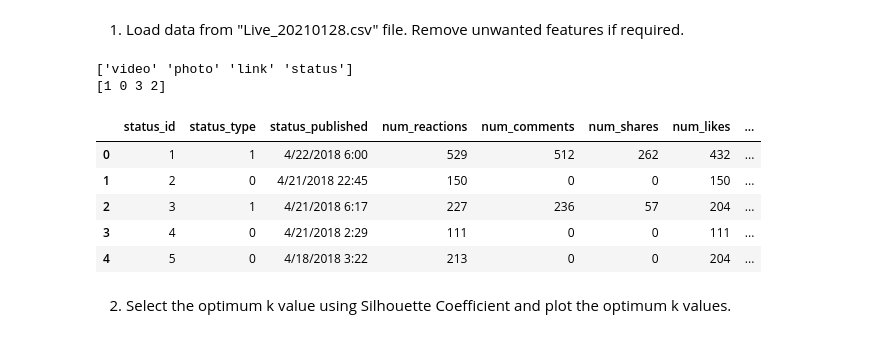
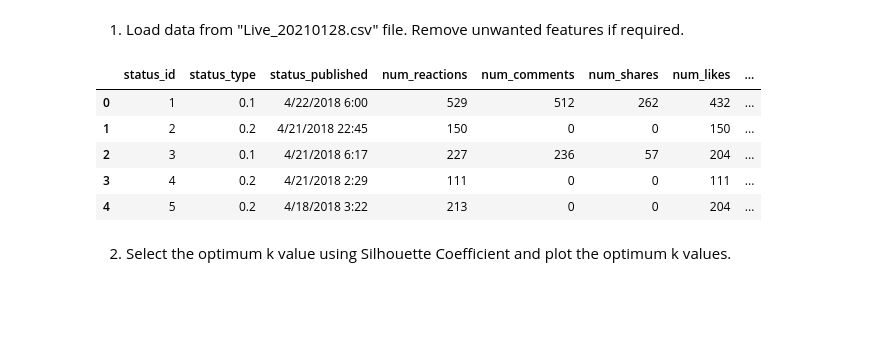
Before and after one commit to marsson/Ai_universityClass, a Jupyter notebook: Marcelo_Week3.ipynb, the cells around one changed output. Cells and saved outputs as stored; diff of their text form; code cells hidden in the pictures; blank space fills up the shorter version.

```diff
--- a/Marcelo_Week3.ipynb
+++ b/Marcelo_Week3.ipynb
@@ -3,24 +3,22 @@
 # %%
 import numpy
 import pandas
 
 reactions = pandas.read_csv("Live_20210128.csv")
 reactions_clean = reactions.drop(columns=["Column1","Column2","Column3","Column4"])
 ## The status type might be important. We will utilize the conversion from text to number, considering  video = 1 and photo = 0
-print(reactions_clean['status_type'].unique())
-reactions_clean['status_type'] = reactions_clean['status_type'].map({'video': 1, 'photo': 0, 'status': 2, 'link':3})
-print(reactions_clean['status_type'].unique())
+## print(reactions_clean['status_type'].unique())
+reactions_clean['status_type'] = reactions_clean['status_type'].map({'video': 0.1, 'photo': 0.2, 'status': 0.3, 'link':0.4})
+## print(reactions_clean['status_type'].unique())
 reactions_clean.shape
 reactions_clean.head()
 # %% [output]
-['video' 'photo' 'link' 'status']
-[1 0 3 2]
 |  | status_id | status_type | status_published | num_reactions | num_comments | num_shares | num_likes | ... |
-| 0 | 1 | 1 | 4/22/2018 6:00 | 529 | 512 | 262 | 432 | ... |
-| 1 | 2 | 0 | 4/21/2018 22:45 | 150 | 0 | 0 | 150 | ... |
-| 2 | 3 | 1 | 4/21/2018 6:17 | 227 | 236 | 57 | 204 | ... |
-| 3 | 4 | 0 | 4/21/2018 2:29 | 111 | 0 | 0 | 111 | ... |
-| 4 | 5 | 0 | 4/18/2018 3:22 | 213 | 0 | 0 | 204 | ... |
+| 0 | 1 | 0.1 | 4/22/2018 6:00 | 529 | 512 | 262 | 432 | ... |
+| 1 | 2 | 0.2 | 4/21/2018 22:45 | 150 | 0 | 0 | 150 | ... |
+| 2 | 3 | 0.1 | 4/21/2018 6:17 | 227 | 236 | 57 | 204 | ... |
+| 3 | 4 | 0.2 | 4/21/2018 2:29 | 111 | 0 | 0 | 111 | ... |
+| 4 | 5 | 0.2 | 4/18/2018 3:22 | 213 | 0 | 0 | 204 | ... |
 # %% [markdown]
 2) Select the optimum k value using Silhouette Coefficient and plot the optimum k values.
 # %%
```
Also changed, not shown: parts of 3 cells of this notebook.
